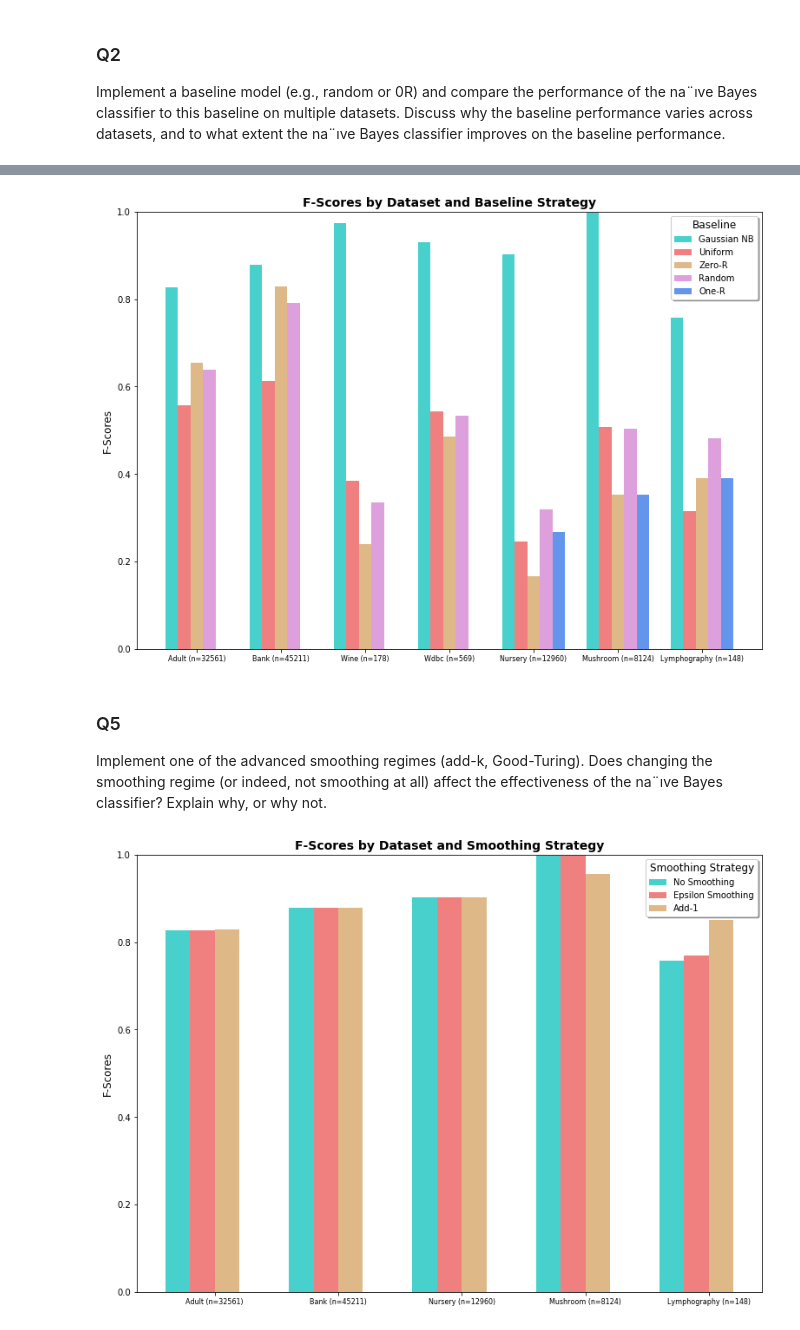
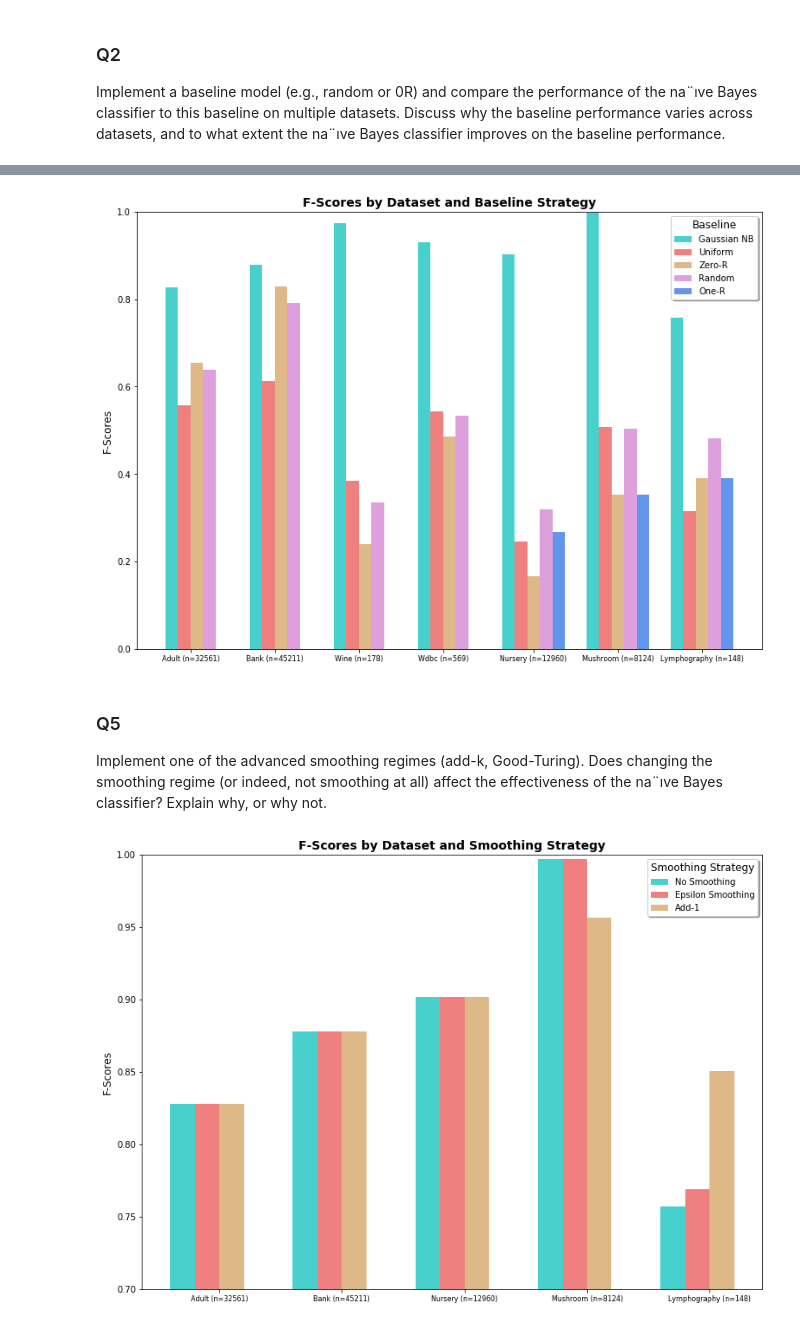
Before and after one commit to rohan-hitchcock/comp30027-machine-learning, a Jupyter notebook: ass1/src/submission/submission.ipynb, the cells around one changed output, grey strips where cells are left out. Drawn from its saved outputs; the diff is of its cells as text; code cells hidden in the pictures.

```diff
--- a/ass1/src/submission/submission.ipynb
+++ b/ass1/src/submission/submission.ipynb
@@ -703,5 +714,7 @@ lymph_oner = baseline_runner(lymph, lymph_cnfg, classify_one_r)
 # %%
 #Results
+
+plt.rcParams['figure.figsize'] = [10, 7]
 gaus = np.array((adult_r["f-score"], bank_r["f-score"], wine_r["f-score"], wdbc_r["f-score"],
                  nurs_r["f-score"], mush_r["f-score"],lymph_r["f-score"]))
 
@@ -715,6 +728,7 @@ oner = np.array((0, 0, 0, 0 ,nurs_oner["f-score"], mush_oner["f-score"], lymph_o
 
 X = np.arange(7)
 ind = X + 0.3
+ind = [0.225, 1.225, 2.225, 3.225, 4.3, 5.3, 6.3]
 fig = plt.figure()
 ax = fig.add_axes([0,0,1,1])
 ax.set_ylim(0,1)
@@ -737,7 +751,7 @@ plt.legend(('Gaussian NB', 'Uniform', 'Zero-R', 'Random', 'One-R'), shadow=True,
 
 plt.show()
 # %% [output]
-[figure, old version]
+[figure, new version]
 # %% [markdown]
 ### Q5
 Implement one of the advanced smoothing regimes (add-k, Good-Turing). Does changing the smoothing regime (or indeed, not smoothing at all) affect the effectiveness of the na¨ıve Bayes classifier? Explain why, or why not.
@@ -818,32 +834,32 @@ bank_ak = cross_validation_runner(bank, bank_cnfg, NUM_PARTITIONS, add_k_smoothi
 # %%
 #plot the results
 nosmooth = np.array((adult_nosmooth["f-score"], bank_nosmooth["f-score"],
                  nurs_nosmooth["f-score"], mush_nosmooth["f-score"],lymph_nosmooth["f-score"]))
 
 eps_smooth = np.array((adult_eps["f-score"], bank_eps["f-score"],
                  nurs_eps["f-score"], mush_eps["f-score"], lymph_eps["f-score"]))
 
 ak_smooth = np.array((adult_ak["f-score"], bank_ak["f-score"],
                  nurs_ak["f-score"], mush_ak["f-score"],lymph_ak["f-score"]))
 
 X = np.arange(5)
 ind = X + 0.3
 fig = plt.figure()
 ax = fig.add_axes([0,0,1,1])
-ax.set_ylim(0,1)
+ax.set_ylim(0.7,1)
 ax.bar(X + 0.00, nosmooth, color = 'mediumturquoise', width = 0.2)
 ax.bar(X + 0.2, eps_smooth, color = 'lightcoral', width = 0.2)
 ax.bar(X + 0.4, ak_smooth, color = 'burlywood', width = 0.2)
 
 plt.ylabel('F-Scores', size=12)
 plt.title('F-Scores by Dataset and Smoothing Strategy', weight='bold',size=14)
 plt.xticks(ind, ('Adult (n=' + str(adult_cnfg["instances"])+')',
                  'Bank (n=' + str(bank_cnfg["instances"])+')',
                  'Nursery (n=' + str(nurs_cnfg["instances"])+')',
                  'Mushroom (n=' + str(mush_cnfg["instances"])+')',
                  'Lymphography (n=' + str(lymph_cnfg["instances"])+')'), size=8)
 plt.legend(('No Smoothing', 'Epsilon Smoothing', f'Add-{k}'), shadow=True, title="Smoothing Strategy",title_fontsize=12)
 
 plt.show()
 # %% [output]
-[figure, old version]
+[figure, new version]
```
Also changed, not shown: parts of 11 cells of this notebook.
